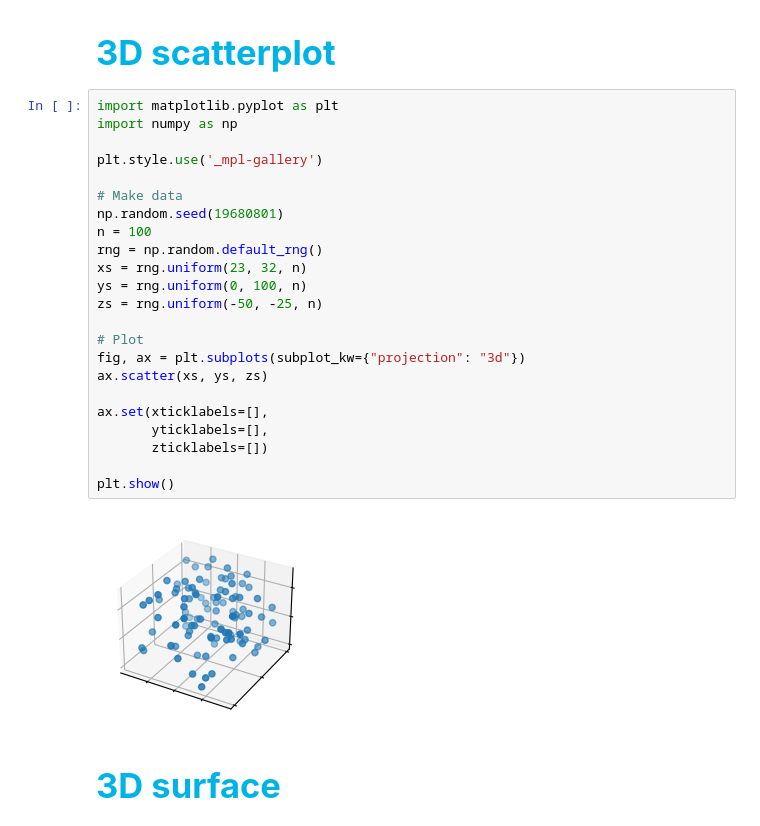
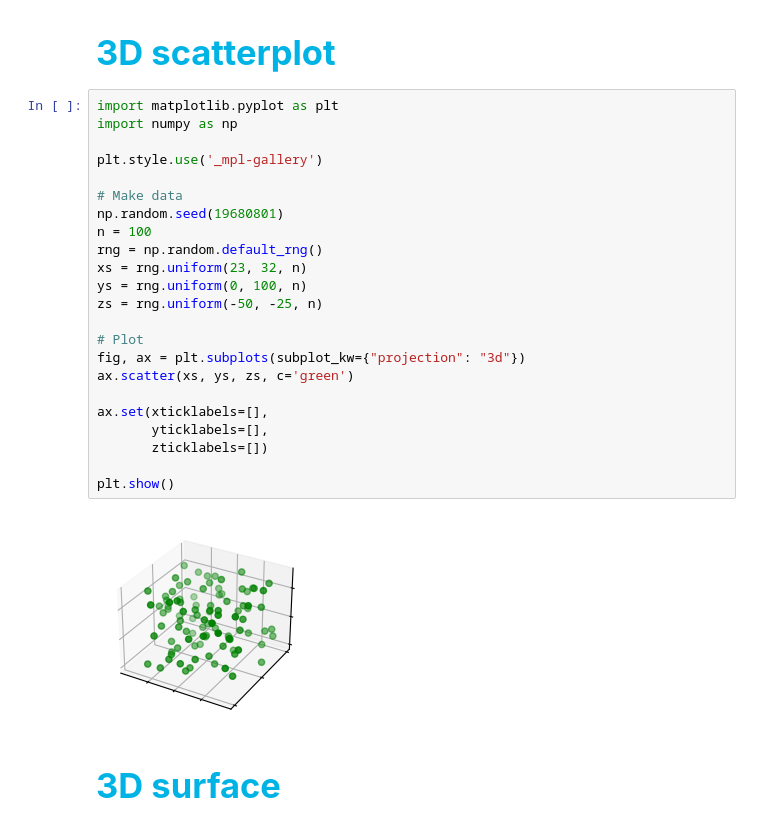
Before and after one commit to seyed7seyed/Python_Libraries, a Jupyter notebook: matplotlib_seaborn.ipynb, the cells around one changed output. Cells and saved outputs as stored; diff of their text form.

```diff
--- a/matplotlib_seaborn.ipynb
+++ b/matplotlib_seaborn.ipynb
@@ -761,28 +761,28 @@ plt.show()
 # %%
 import matplotlib.pyplot as plt
 import numpy as np
 
 plt.style.use('_mpl-gallery')
 
 # Make data
 np.random.seed(19680801)
 n = 100
 rng = np.random.default_rng()
 xs = rng.uniform(23, 32, n)
 ys = rng.uniform(0, 100, n)
 zs = rng.uniform(-50, -25, n)
 
 # Plot
 fig, ax = plt.subplots(subplot_kw={"projection": "3d"})
-ax.scatter(xs, ys, zs)
+ax.scatter(xs, ys, zs, c='green')
 
 ax.set(xticklabels=[],
        yticklabels=[],
        zticklabels=[])
 
 plt.show()
 # %% [output]
-[figure, old version]
+[figure, new version]
 # %% [markdown]
 #
 <span style="font-family:Arial; font-weight:Bold; font-size:2.3em; color:#00b3e5;"> 3D surface
```
